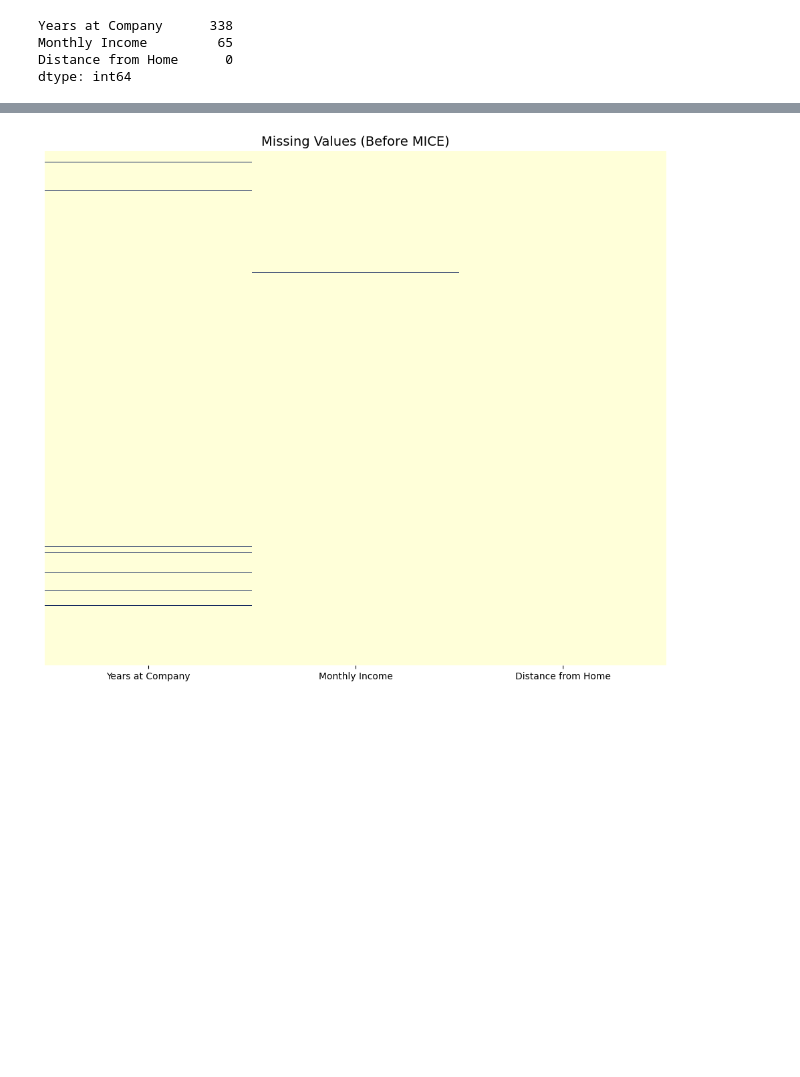
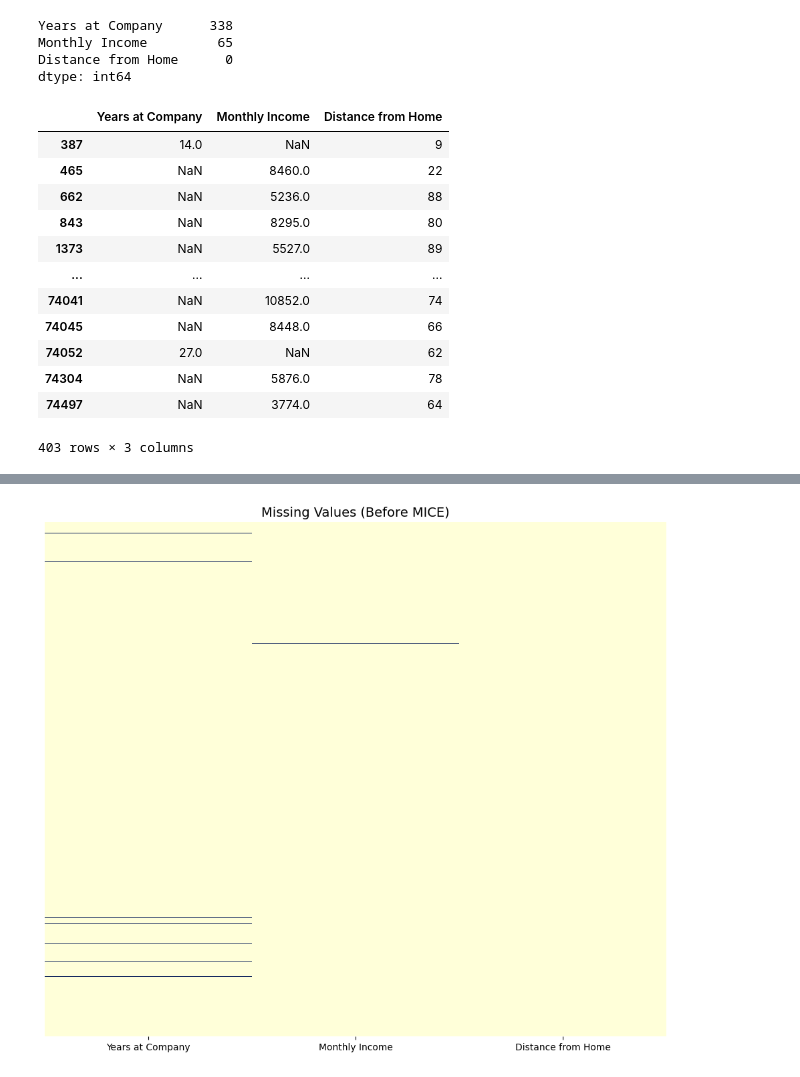
Before and after one commit to KfirTayar/Employee_Attrition_Analysis, a Jupyter notebook: notebooks/Employee_Attrition_Data_Cleansing.ipynb, the cells around one changed output, grey strips where cells are left out. Saved outputs shown, nothing was run; the diff lists cells and outputs as text; code cells hidden in the pictures; blank space fills up the shorter version.

```diff
--- a/notebooks/Employee_Attrition_Data_Cleansing.ipynb
+++ b/notebooks/Employee_Attrition_Data_Cleansing.ipynb
@@ -126,3 +112,19 @@ Years at Company      338
 Monthly Income         65
 Distance from Home      0
 dtype: int64
+# %%
+ con_df_clean[con_df_clean.isna().any(axis=1)]
+# %% [output]
+|  | Years at Company | Monthly Income | Distance from Home |
+| 387 | 14.0 | NaN | 9 |
+| 465 | NaN | 8460.0 | 22 |
+| 662 | NaN | 5236.0 | 88 |
+| 843 | NaN | 8295.0 | 80 |
+| 1373 | NaN | 5527.0 | 89 |
+| ... | ... | ... | ... |
+| 74041 | NaN | 10852.0 | 74 |
+| 74045 | NaN | 8448.0 | 66 |
+| 74052 | 27.0 | NaN | 62 |
+| 74304 | NaN | 5876.0 | 78 |
+| 74497 | NaN | 3774.0 | 64 |
+403 rows × 3 columns
```
Also changed, not shown: parts of 12 cells of this notebook, 19 other files.
